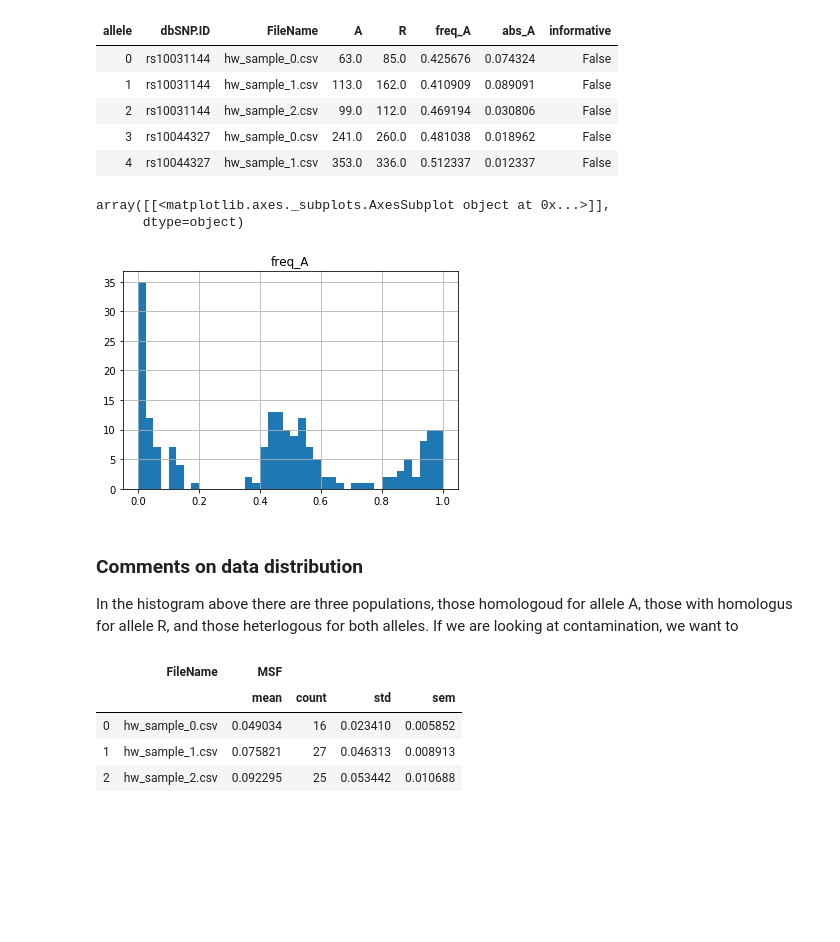
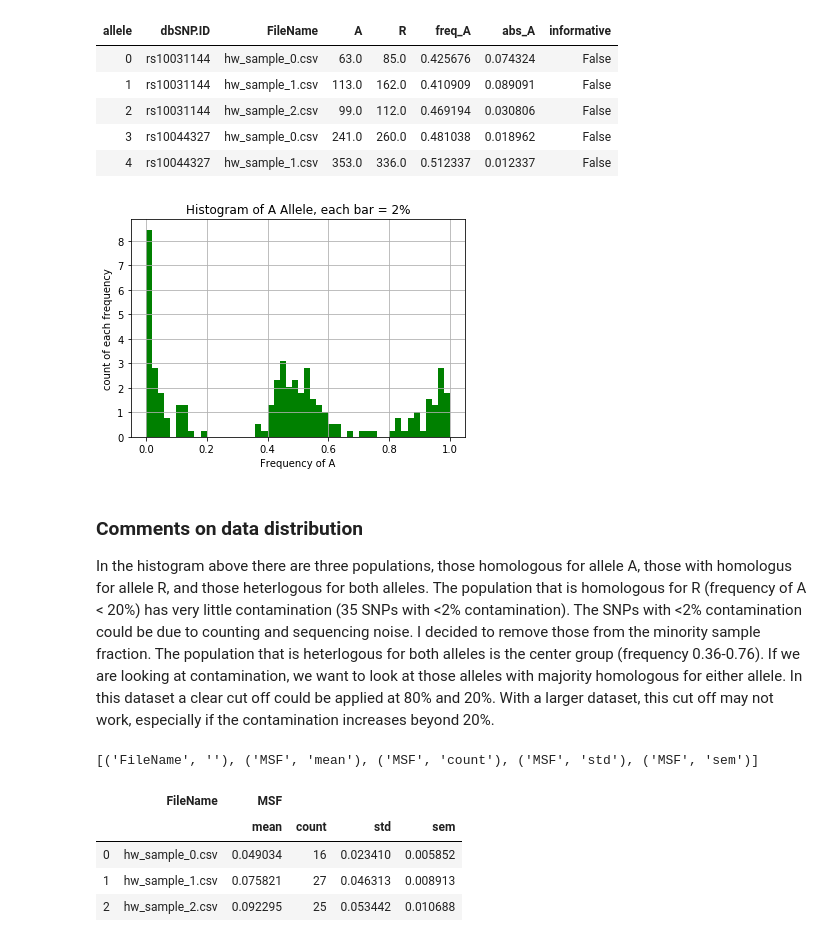
Before and after one commit to katiemharding/MixedGermlineSamples, a Jupyter notebook: minorSampleFraction/MinorSampleFraction_testing.ipynb, the cells around one changed output. Cells and saved outputs as stored; diff of their text form; code cells hidden in the pictures; blank space fills up the shorter version.

```diff
--- a/minorSampleFraction/MinorSampleFraction_testing.ipynb
+++ b/minorSampleFraction/MinorSampleFraction_testing.ipynb
@@ -140,15 +141,18 @@ test1.head()
 | 2 | rs10031144 | hw_sample_2.csv | 99.0 | 112.0 | 0.469194 | 0.030806 | False |
 | 3 | rs10044327 | hw_sample_0.csv | 241.0 | 260.0 | 0.481038 | 0.018962 | False |
 | 4 | rs10044327 | hw_sample_1.csv | 353.0 | 336.0 | 0.512337 | 0.012337 | False |
-# %%
-test1.hist(column='freq_A', bins=40)
-# %% [output]
-array([[<matplotlib.axes._subplots.AxesSubplot object at 0x...>]],
-      dtype=object)
-[figure, removed]
-# %% [markdown]
-### Comments on data distribution
-In the histogram above there are three populations, those homologoud for allele A, those with homologus for allele R, and those heterlogous for both alleles.  If we are looking at contamination, we want to
+# %%
+plt.hist(test1['freq_A'], 50, density=True, facecolor='g')
+plt.xlabel('frequency of A')
+plt.ylabel('count of each frequency')
+plt.title('Histogram of A Allele, each bar = 2%')
+plt.grid(True)
+plt.show()
+# %% [output]
+[figure, added]
+# %% [markdown]
+### Comments on data distribution
+In the histogram above there are three populations, those homologous for allele A, those with homologus for allele R, and those heterlogous for both alleles.   The population that is homologous for R (frequency of A < 20%) has very little contamination (35 SNPs with <2% contamination). The SNPs with <2% contamination could be due to counting and sequencing noise.  I decided to remove those from the minority sample fraction. The population that is heterlogous for both alleles is the center group (frequency 0.36-0.76). If we are looking at contamination, we want to look at those alleles with majority homologous for either allele.  In this dataset a clear cut off could be applied at 80% and 20%.  With a larger dataset, this cut off may not work, especially if the contamination increases beyond 20%.
 # %%
 # minority sample fraction = MSF
 def find_MSF(data_frame):
@@ -163,8 +167,10 @@ def find_MSF(data_frame):
     return(minor_sample_fraction)
 # %%
 test2 = find_MSF(test1)
+print(list(test2.columns))
 test2
 # %% [output]
+[('FileName', ''), ('MSF', 'mean'), ('MSF', 'count'), ('MSF', 'std'), ('MSF', 'sem')]
 |  | FileName | MSF |  |  |  |
 |  |  | mean | count | std | sem |
 | 0 | hw_sample_0.csv | 0.049034 | 16 | 0.023410 | 0.005852 |
```
Also changed, not shown: parts of 6 cells of this notebook.
